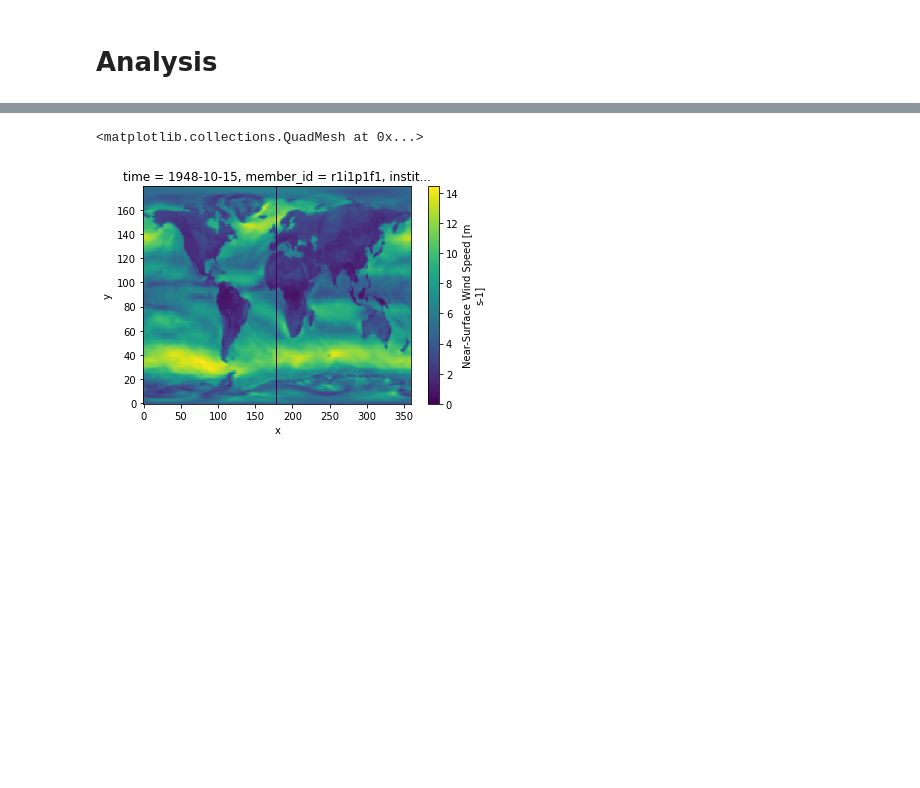
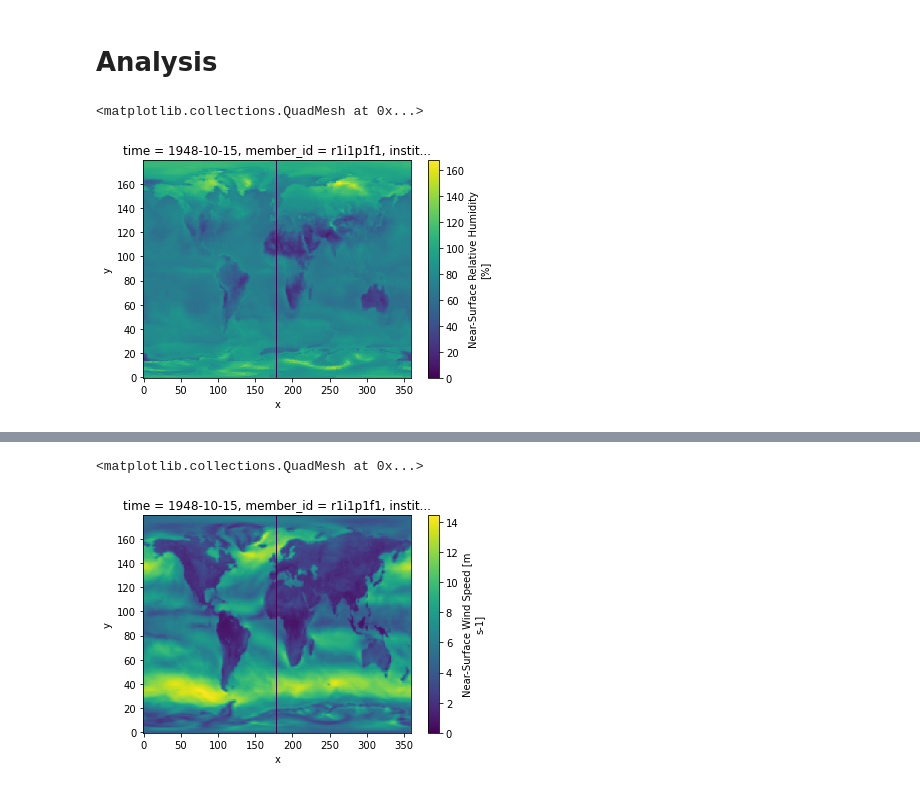
Before and after one commit to sdat2/seager19, a Jupyter notebook: pangeo.ipynb, the cells around one changed output, grey strips where cells are left out. Drawn from its saved outputs; the diff is of its cells as text; code cells hidden in the pictures; blank space fills up the shorter version.

Commit message:
ext: found strnage 160% relative humiditty in October 1948 for CAS.FGOALS-f3-L.r1i1p1f1

```diff
--- a/pangeo.ipynb
+++ b/pangeo.ipynb
@@ -7,3 +7,8 @@
 %config IPCompleter.greedy=True
 # %%
 import xarray as xr
+# %%
+xr.open_dataset("new_nc/nc_hurs/hurs.CAS.FGOALS-f3-L.r1i1p1f1.80.nc")["hurs"].isel(time=9).plot()
+# %% [output]
+<matplotlib.collections.QuadMesh at 0x...>
+[figure, added]
```
Also changed, not shown: parts of 2 cells of this notebook, 1 other file.
